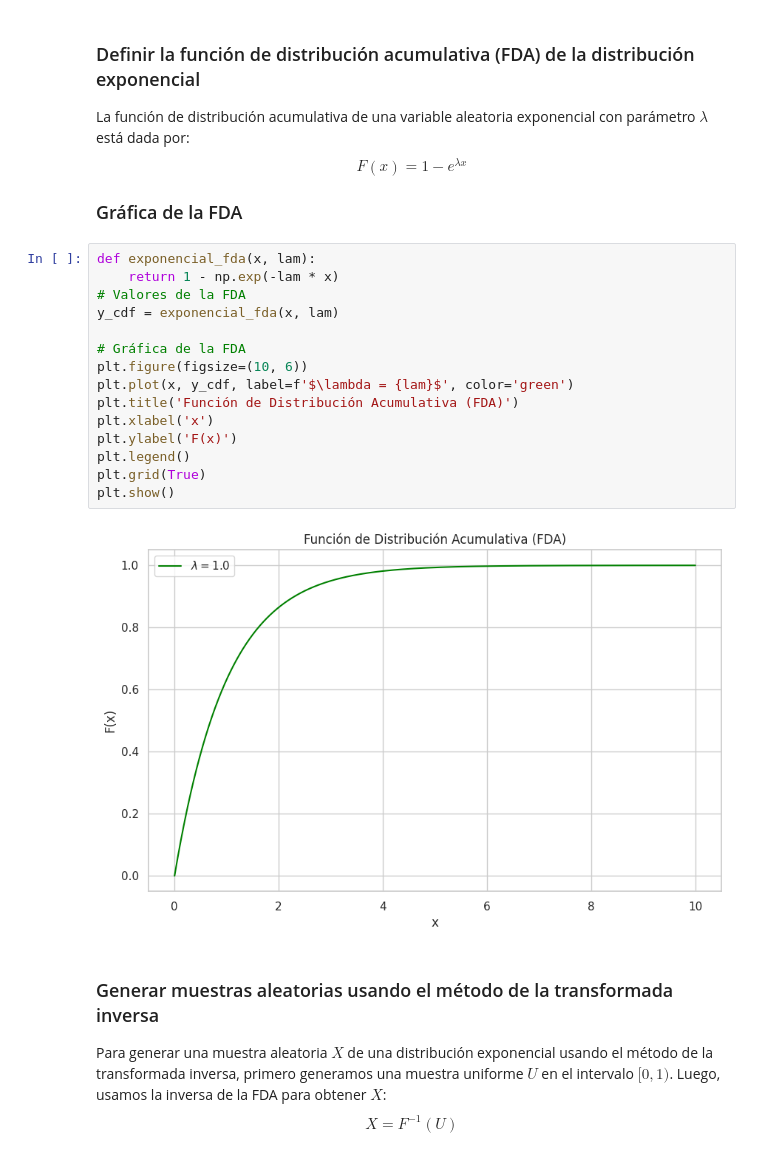
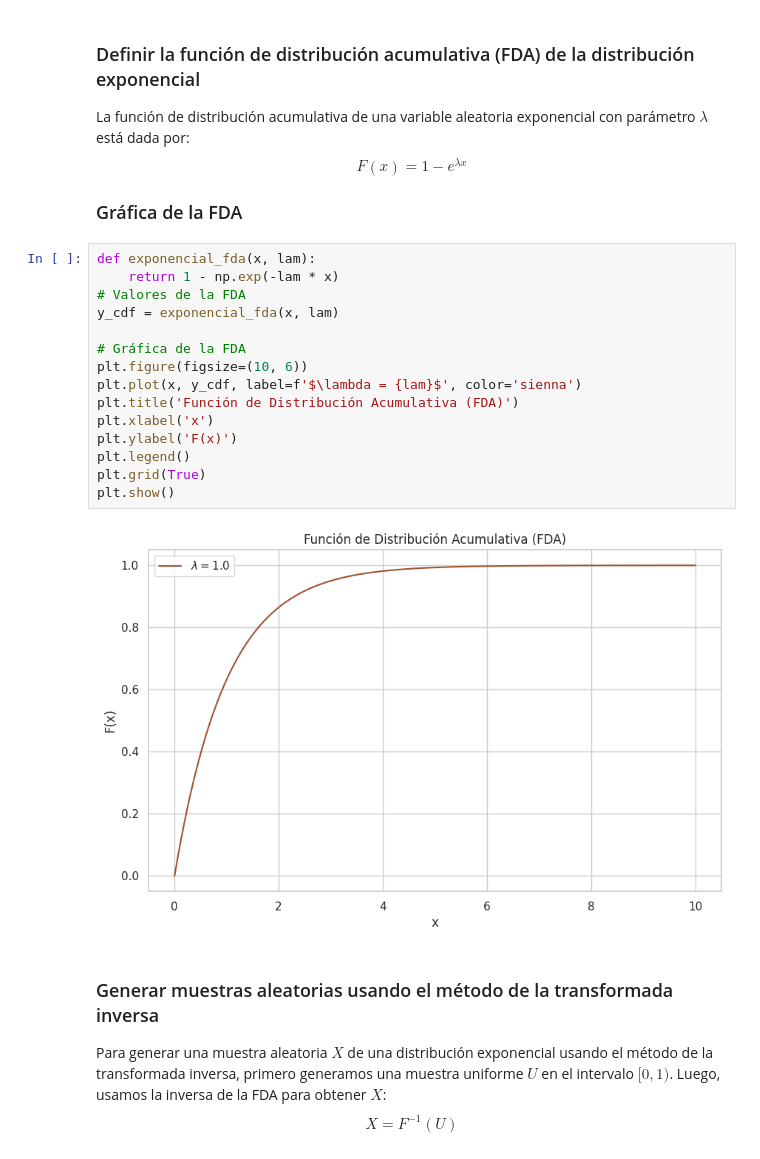
Before and after one commit to FernandoElizarraras7/SIMULACION-I, a Jupyter notebook: TRANSFORMADA_INVERSA.ipynb, the cells around one changed output. Cells and saved outputs as stored; diff of their text form.

```diff
--- a/TRANSFORMADA_INVERSA.ipynb
+++ b/TRANSFORMADA_INVERSA.ipynb
@@ -47,20 +47,20 @@ $$F(x)=1-e^{λx}$$
 # %%
 def exponencial_fda(x, lam):
     return 1 - np.exp(-lam * x)
 # Valores de la FDA
 y_cdf = exponencial_fda(x, lam)
 
 # Gráfica de la FDA
 plt.figure(figsize=(10, 6))
-plt.plot(x, y_cdf, label=f'$\lambda = {lam}$', color='green')
+plt.plot(x, y_cdf, label=f'$\lambda = {lam}$', color='sienna')
 plt.title('Función de Distribución Acumulativa (FDA)')
 plt.xlabel('x')
 plt.ylabel('F(x)')
 plt.legend()
 plt.grid(True)
 plt.show()
 # %% [output]
-[figure, old version]
+[figure, new version]
 # %% [markdown]
 ### Generar muestras aleatorias usando el método de la transformada inversa
 Para generar una muestra aleatoria $X$ de una distribución exponencial usando el método de la transformada inversa, primero generamos una muestra uniforme $U$ en el intervalo $[0,1)$. Luego, usamos la inversa de la FDA para obtener $X$:
```
Also changed, not shown: parts of 1 cell of this notebook.
